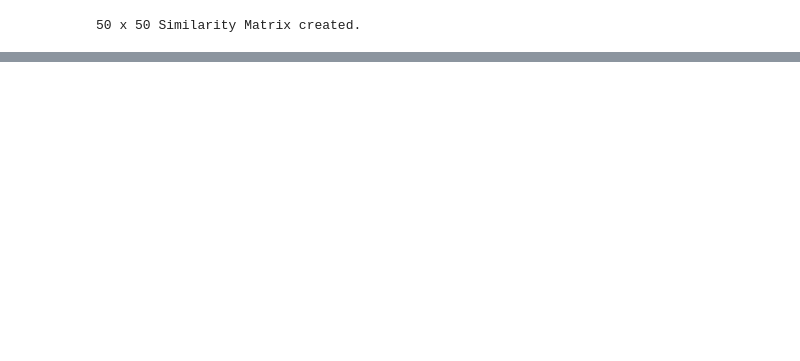
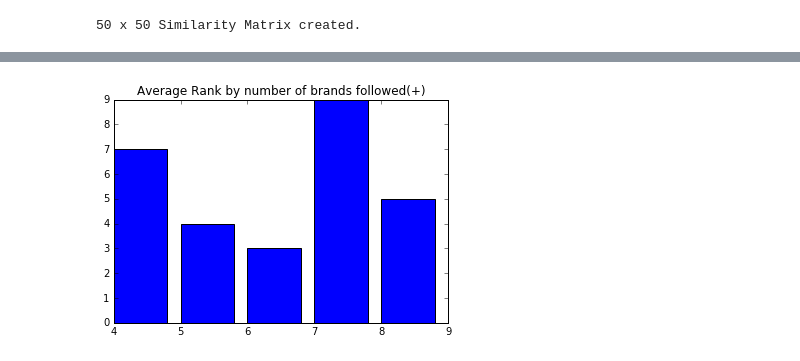
Before and after one commit to tapilab/is-SilambarasanM, a Jupyter notebook: src/Link Prediction II.ipynb, the cells around one changed output, grey strips where cells are left out. Saved outputs shown, nothing was run; the diff lists cells and outputs as text; code cells hidden in the pictures; blank space fills up the shorter version.

```diff
--- a/src/Link Prediction II.ipynb
+++ b/src/Link Prediction II.ipynb
@@ -344,3 +196,0 @@ array([  1.        ,   4.691732  ,   2.        ,  43.        ,
-# %%
-X = training_data[:,:-1]
-y = training_data[:,-1]
@@ -353,0 +278,26 @@ array([ 1.,  0.,  1., ...,  0.,  1.,  0.])
+# %%
+def bar_plot(data_points, title):
+    x = [p[0] for p in data_points]
+    y = [p[1] for p in data_points]
+    plt.bar(x,y)
+    plt.title(title)
+# %%
+def get_rank_by_brands_count(follower_ids, prediction_rank):
+    mean_rank = {}
+    brands_followed_count = {}
+    for follower_id in follower_ids:
+        count = len(get_brands(follower_id))
+        if count in mean_rank.keys():
+            mean_rank[count] += prediction_rank[follower_id]
+            brands_followed_count[count] += 1
+        else:
+            mean_rank[count] = prediction_rank[follower_id]
+            brands_followed_count[count] = 1
+    for k in mean_rank:
+        mean_rank[k] //= brands_followed_count[k]
+    return mean_rank
+# %%
+positive_mean_ranks = get_rank_by_brands_count(follower_ids, positive_rank_prediction)
+bar_plot(positive_mean_ranks.items(),'Average Rank by number of brands followed(+)')
+# %% [output]
+[figure, added]
```
Also changed, not shown: parts of 43 cells of this notebook.
